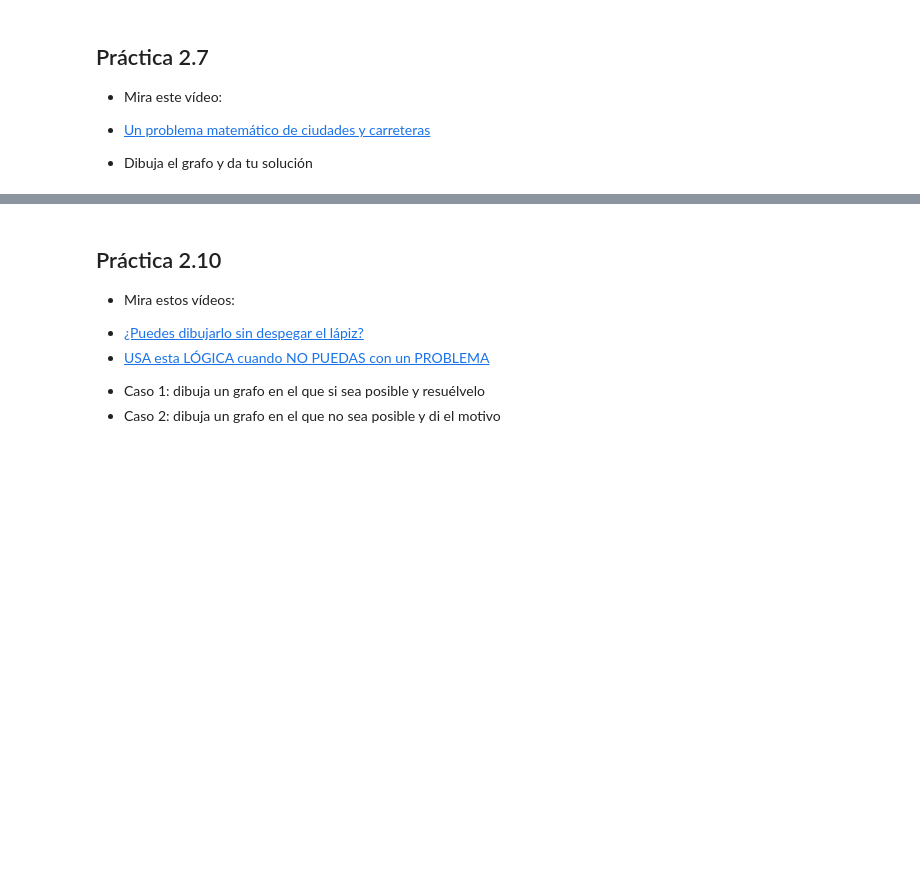
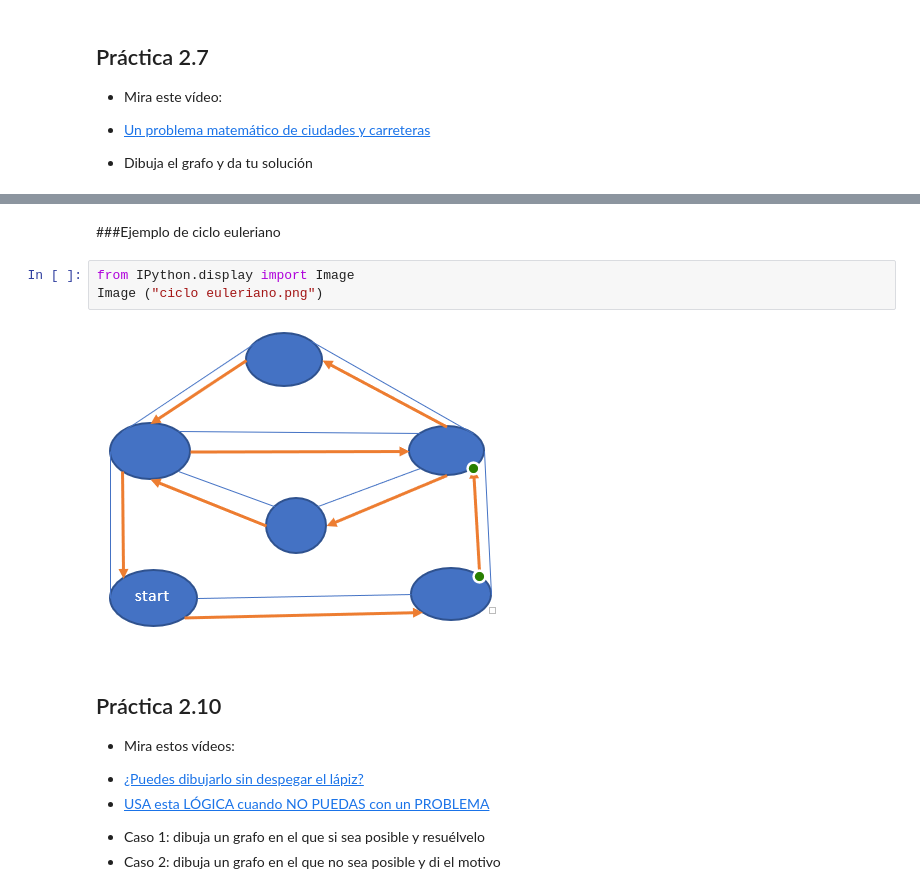
Before and after one commit to Alba004/Matematicas, a Jupyter notebook: grafos/practica_grafos.ipynb, the cells around one changed output, grey strips where cells are left out. Drawn from its saved outputs; the diff is of its cells as text; blank space fills up the shorter version.

```diff
--- a/grafos/practica_grafos.ipynb
+++ b/grafos/practica_grafos.ipynb
@@ -281,3 +306,10 @@ Un ciclo euleriano es un camino cerrado que recorre cada arista exactamente una
+# %% [markdown]
+###Ejemplo de ciclo euleriano
+# %%
+from IPython.display import Image
+Image ("ciclo euleriano.png")
+# %% [output]
+[figure, added]
 # %% [markdown]
 ## Práctica 2.10
 * Mira estos vídeos:
```
Also changed, not shown: parts of 12 cells of this notebook.
